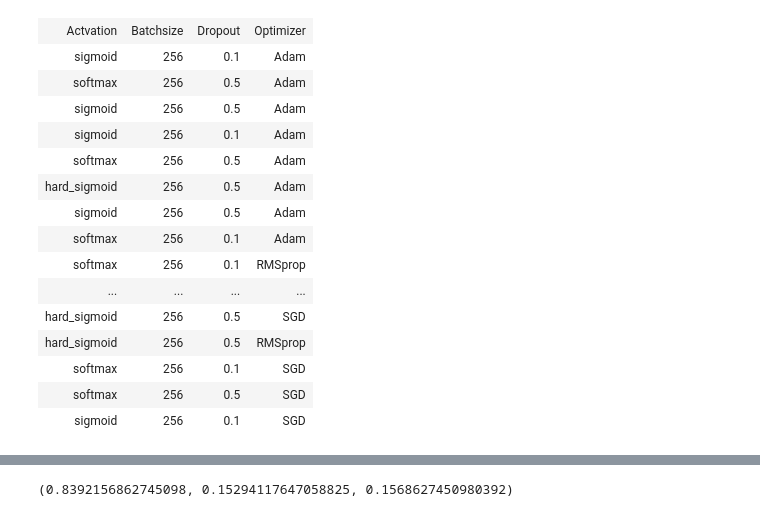
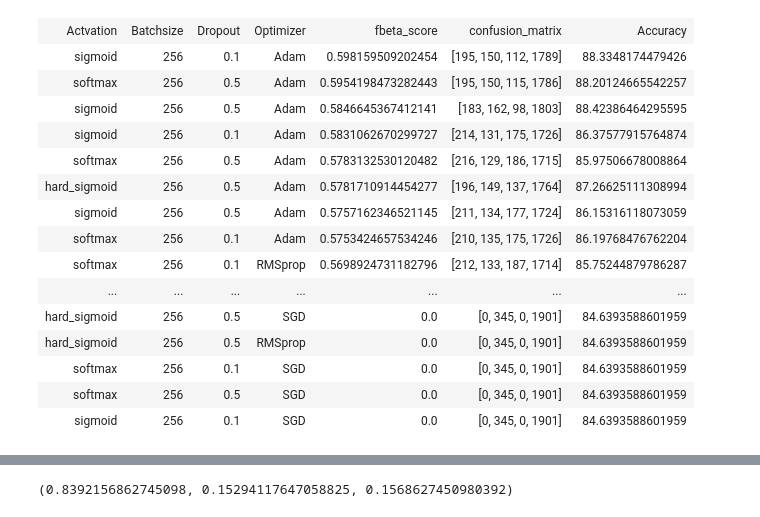
Before and after one commit to alanzhang88/SONegativeCommentDetection, a Jupyter notebook: dataExploration/prediction_evalution.ipynb, the cells around one changed output, grey strips where cells are left out. Drawn from its saved outputs; the diff is of its cells as text; code cells hidden in the pictures.

Commit message:
add table to present parameters

```diff
--- a/dataExploration/prediction_evalution.ipynb
+++ b/dataExploration/prediction_evalution.ipynb
@@ -22,0 +18,19 @@ print(top30)
+# %%
+top30 = sorted(y, key=lambda x: x[1],reverse=True)[0:30]
+
+datatable = []
+datatable.append(["Actvation","Batchsize","Dropout","Optimizer","fbeta_score", "confusion_matrix", "Accuracy"])
+top30_id = []
+for i in top30:
+    top30_id.append(i[0])
+with open("parameters_temp_1stack.json") as jsondata:
+    data = json.load(jsondata)
+    for i in top30_id:
+#         print(data[str(i)])
+        datatable.append([data[str(i)]['act'],data[str(i)]['batch'],data[str(i)]['drop'],data[str(i)]['op'], data[str(i)]['fbeta_score'],data[str(i)]['confusion_matrix'], data[str(i)]['accuracy']] )
+#         datatable[0].append(data[str(i)]['act'])
+#         datatable[1].append(data[str(i)]['batch'])
+#         datatable[2].append(data[str(i)]['drop'])
+#         datatable[3].append(data[str(i)]['op'])
+
+display(HTML(tabulate.tabulate(datatable, tablefmt='html')))
@@ -23,49 +54,49 @@ print(top30)
 # %%
 y2= []
 parameters = []
 with open("parameters_temp_stack2.json") as jsondata:
     data = json.load(jsondata)
     count = 1
     for d in data:
         y2.append((count, data[d]['fbeta_score']))
         count+=1
 
 
 top30 = sorted(y2, key=lambda x: x[1],reverse=True)[0:30]
 
 datatable = []
-datatable.append(["Actvation","Batchsize","Dropout","Optimizer","fbeta_score"])
+datatable.append(["Actvation","Batchsize","Dropout","Optimizer","fbeta_score", "confusion_matrix", "Accuracy"])
 top30_id = []
 for i in top30:
     top30_id.append(i[0])
 with open("parameters_temp_stack2.json") as jsondata:
     data = json.load(jsondata)
     for i in top30_id:
 #         print(data[str(i)])
-        datatable.append([data[str(i)]['act'],data[str(i)]['batch'],data[str(i)]['drop'],data[str(i)]['op']], data[str(i)]['fbeta_score'])
+        datatable.append([data[str(i)]['act'],data[str(i)]['batch'],data[str(i)]['drop'],data[str(i)]['op'], data[str(i)]['fbeta_score'],data[str(i)]['confusion_matrix'], data[str(i)]['accuracy']] )
 #         datatable[0].append(data[str(i)]['act'])
 #         datatable[1].append(data[str(i)]['batch'])
 #         datatable[2].append(data[str(i)]['drop'])
 #         datatable[3].append(data[str(i)]['op'])
 
 display(HTML(tabulate.tabulate(datatable, tablefmt='html')))
 # %% [output]
-| Actvation | Batchsize | Dropout | Optimizer |
-| sigmoid | 256 | 0.1 | Adam |
-| softmax | 256 | 0.5 | Adam |
-| sigmoid | 256 | 0.5 | Adam |
-| sigmoid | 256 | 0.1 | Adam |
-| softmax | 256 | 0.5 | Adam |
-| hard_sigmoid | 256 | 0.5 | Adam |
-| sigmoid | 256 | 0.5 | Adam |
-| softmax | 256 | 0.1 | Adam |
-| softmax | 256 | 0.1 | RMSprop |
-| ... | ... | ... | ... |
-| hard_sigmoid | 256 | 0.5 | SGD |
-| hard_sigmoid | 256 | 0.5 | RMSprop |
-| softmax | 256 | 0.1 | SGD |
-| softmax | 256 | 0.5 | SGD |
-| sigmoid | 256 | 0.1 | SGD |
+| Actvation | Batchsize | Dropout | Optimizer | fbeta_score | confusion_matrix | Accuracy |
+| sigmoid | 256 | 0.1 | Adam | 0.598159509202454 | [195, 150, 112, 1789] | 88.3348174479426 |
+| softmax | 256 | 0.5 | Adam | 0.5954198473282443 | [195, 150, 115, 1786] | 88.20124665542257 |
+| sigmoid | 256 | 0.5 | Adam | 0.5846645367412141 | [183, 162, 98, 1803] | 88.42386464295595 |
+| sigmoid | 256 | 0.1 | Adam | 0.5831062670299727 | [214, 131, 175, 1726] | 86.37577915764874 |
+| softmax | 256 | 0.5 | Adam | 0.5783132530120482 | [216, 129, 186, 1715] | 85.97506678008864 |
+| hard_sigmoid | 256 | 0.5 | Adam | 0.5781710914454277 | [196, 149, 137, 1764] | 87.26625111308994 |
+| sigmoid | 256 | 0.5 | Adam | 0.5757162346521145 | [211, 134, 177, 1724] | 86.15316118073059 |
+| softmax | 256 | 0.1 | Adam | 0.5753424657534246 | [210, 135, 175, 1726] | 86.19768476762204 |
+| softmax | 256 | 0.1 | RMSprop | 0.5698924731182796 | [212, 133, 187, 1714] | 85.75244879786287 |
+| ... | ... | ... | ... | ... | ... | ... |
+| hard_sigmoid | 256 | 0.5 | SGD | 0.0 | [0, 345, 0, 1901] | 84.6393588601959 |
+| hard_sigmoid | 256 | 0.5 | RMSprop | 0.0 | [0, 345, 0, 1901] | 84.6393588601959 |
+| softmax | 256 | 0.1 | SGD | 0.0 | [0, 345, 0, 1901] | 84.6393588601959 |
+| softmax | 256 | 0.5 | SGD | 0.0 | [0, 345, 0, 1901] | 84.6393588601959 |
+| sigmoid | 256 | 0.1 | SGD | 0.0 | [0, 345, 0, 1901] | 84.6393588601959 |
 # %%
 y3= []
 parameters = []
```
Also changed, not shown: parts of 6 cells of this notebook.
